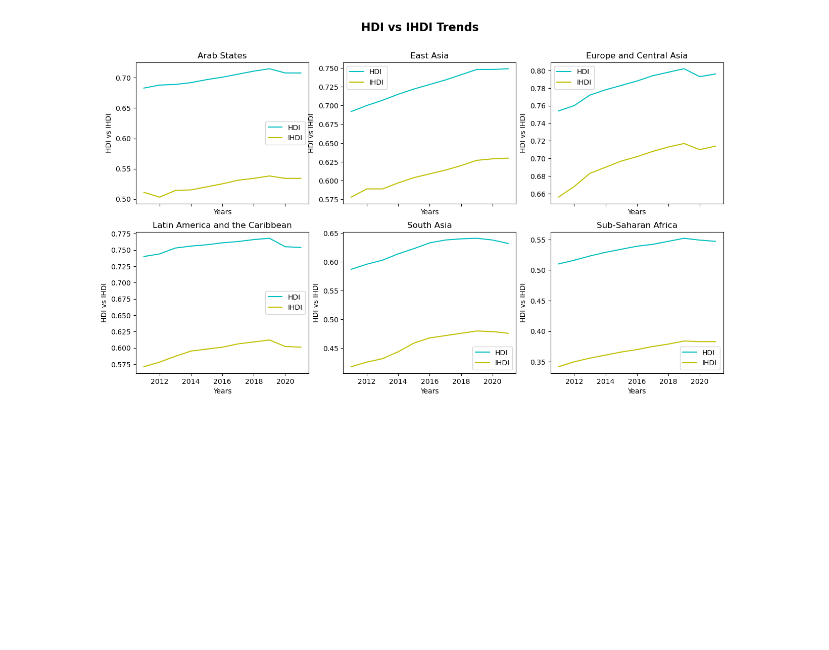
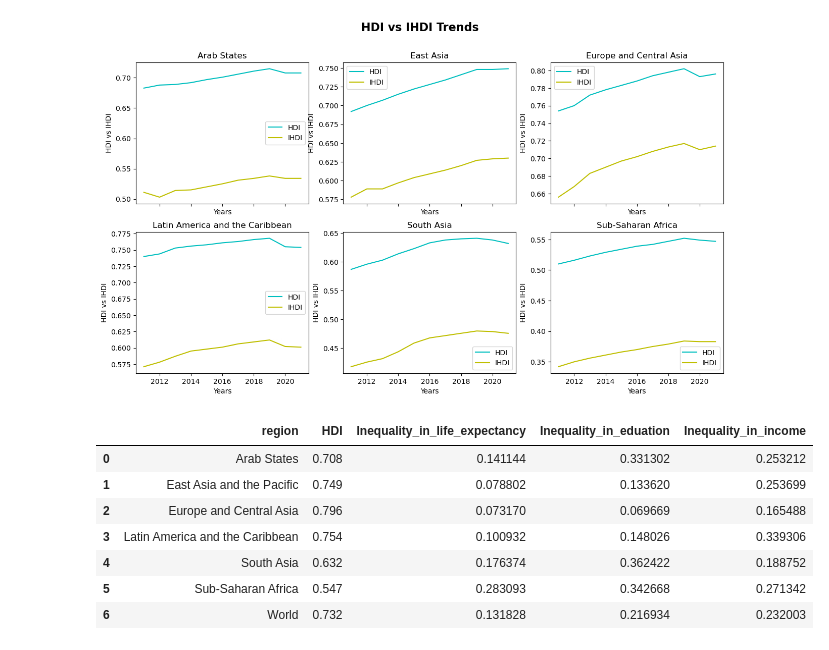
Before and after one commit to AbdullaMashaly/Human_Development_Index, a Jupyter notebook: HDI_Analysis.ipynb, the cells around one changed output. Saved outputs shown, nothing was run; the diff lists cells and outputs as text; code cells hidden in the pictures; blank space fills up the shorter version.

```diff
--- a/HDI_Analysis.ipynb
+++ b/HDI_Analysis.ipynb
@@ -413,3 +447,20 @@ ax6.legend(loc="best")
 plt.show()
 # %% [output]
 [figure]
+# %%
+# Create a dataframe for HDI by regions vs IHDI coeeficients for Ploting purposes
+plot_df = pd.DataFrame({"region": HDI_vs_IHDI_regions["region"],
+                        "HDI": HDI_vs_IHDI_regions["Human Development Index 2021"],
+                        "Inequality_in_life_expectancy": HDI_vs_IHDI_regions["Inequality_in_life_expectancy(%)"]/100,
+                        "Inequality_in_eduation": HDI_vs_IHDI_regions["Inequality_in_eduation(%)"]/100,
+                        "Inequality_in_income": HDI_vs_IHDI_regions["Inequality_in_income(%)"]/100})
+plot_df
+# %% [output]
+|  | region | HDI | Inequality_in_life_expectancy | Inequality_in_eduation | Inequality_in_income |
+| 0 | Arab States | 0.708 | 0.141144 | 0.331302 | 0.253212 |
+| 1 | East Asia and the Pacific | 0.749 | 0.078802 | 0.133620 | 0.253699 |
+| 2 | Europe and Central Asia | 0.796 | 0.073170 | 0.069669 | 0.165488 |
+| 3 | Latin America and the Caribbean | 0.754 | 0.100932 | 0.148026 | 0.339306 |
+| 4 | South Asia | 0.632 | 0.176374 | 0.362422 | 0.188752 |
+| 5 | Sub-Saharan Africa | 0.547 | 0.283093 | 0.342668 | 0.271342 |
+| 6 | World | 0.732 | 0.131828 | 0.216934 | 0.232003 |
```
Also changed, not shown: parts of 3 cells of this notebook, 3 other files.
